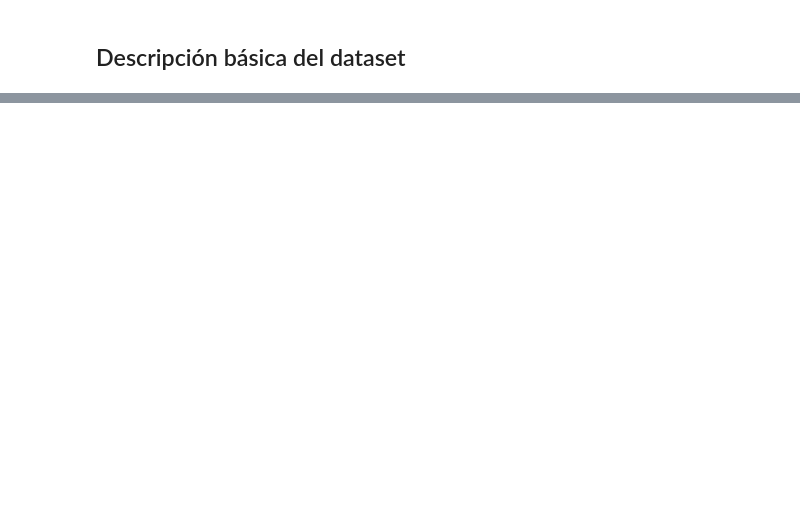
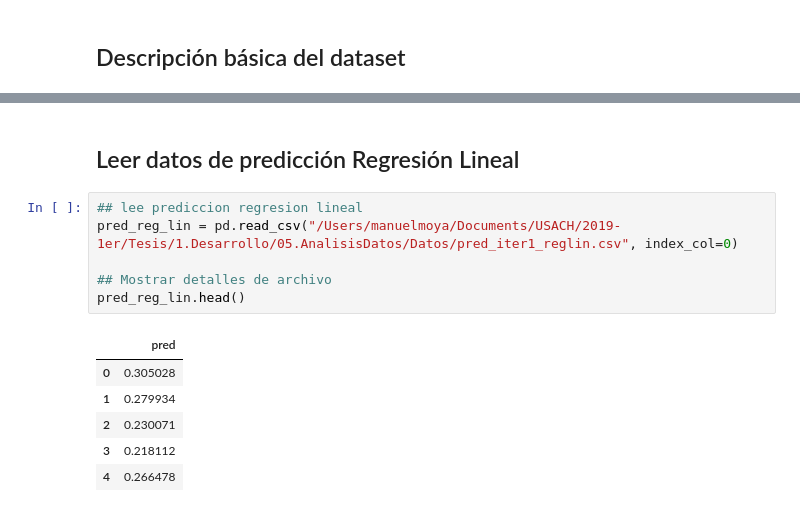
Before and after one commit to manumoya/TesisCivInfUSACH, a Jupyter notebook: 06.JupiterNote/compara_resultado.ipynb, the cells around one changed output, grey strips where cells are left out. Saved outputs shown, nothing was run; the diff lists cells and outputs as text; blank space fills up the shorter version.

```diff
--- a/06.JupiterNote/compara_resultado.ipynb
+++ b/06.JupiterNote/compara_resultado.ipynb
@@ -30,0 +39,15 @@ plot = df[['real', 'reglin', 'redneu', 'deep']].plot(figsize=(10, 8))
+# %% [markdown]
+## Leer datos de predicción Regresión Lineal
+# %%
+## lee prediccion regresion lineal
+pred_reg_lin = pd.read_csv("/Users/manuelmoya/Documents/USACH/2019-1er/Tesis/1.Desarrollo/05.AnalisisDatos/Datos/pred_iter1_reglin.csv", index_col=0)
+
+## Mostrar detalles de archivo
+pred_reg_lin.head()
+# %% [output]
+|  | pred |
+| 0 | 0.305028 |
+| 1 | 0.279934 |
+| 2 | 0.230071 |
+| 3 | 0.218112 |
+| 4 | 0.266478 |
```
Also changed, not shown: parts of 12 cells of this notebook, 12 other files.
